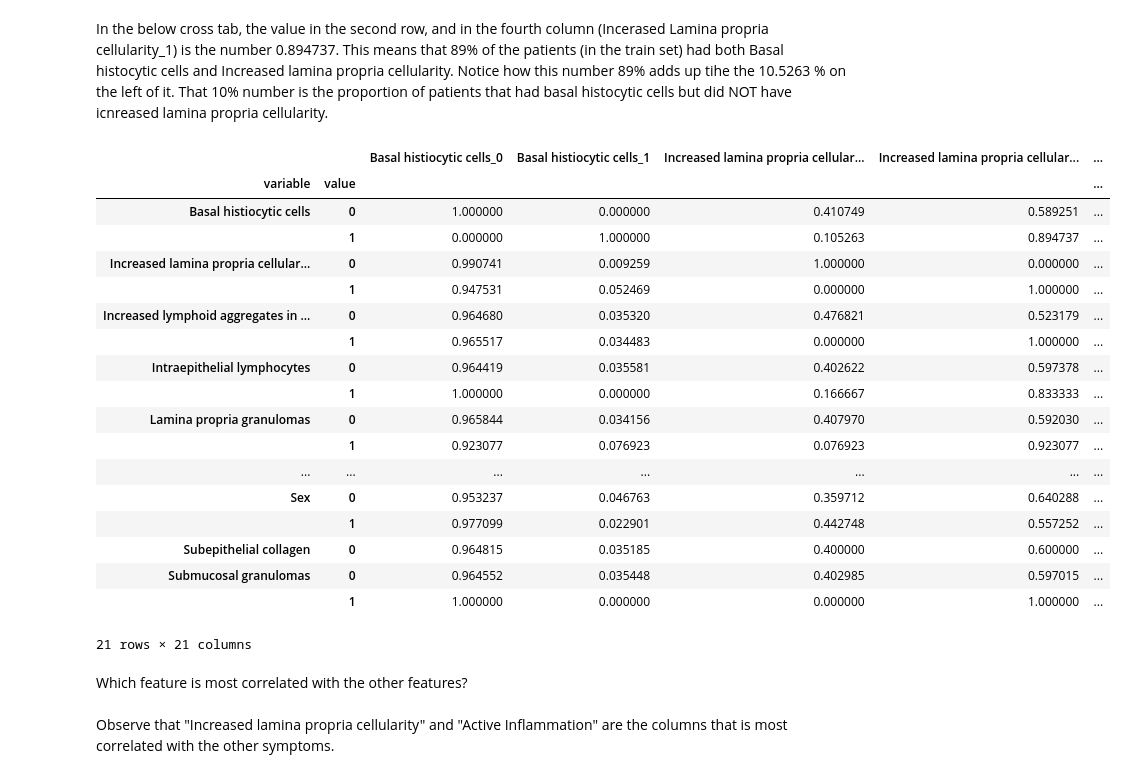
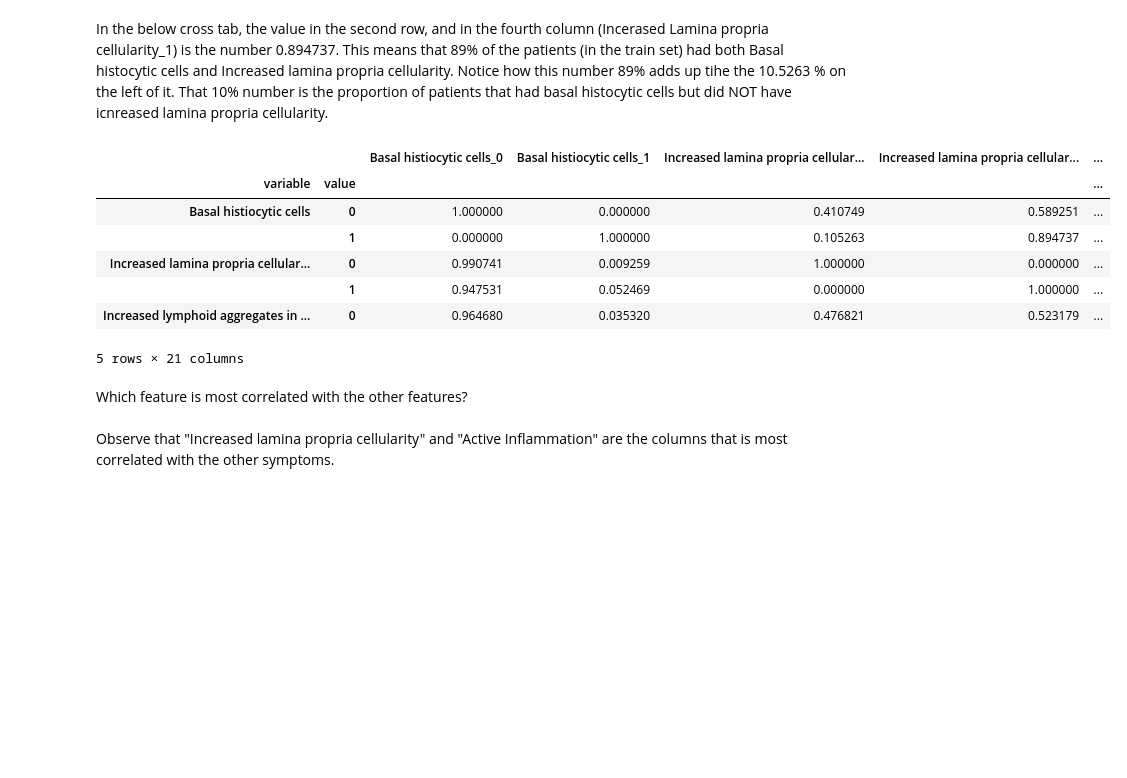
Before and after one commit to pretttyvo/Capstone_B, a Jupyter notebook: Jupyter notebook/CapStone B Final WB.ipynb, the cells around one changed output. Cells and saved outputs as stored; diff of their text form; code cells hidden in the pictures; blank space fills up the shorter version.

```diff
--- a/Jupyter notebook/CapStone B Final WB.ipynb
+++ b/Jupyter notebook/CapStone B Final WB.ipynb
@@ -85,0 +212,11 @@ cleaned_cases_og = cleaned_cases
+# %%
+cleaned_cases['Crypt architecture'].unique()
+
+crypt_dict = {0:"normal",
+              1:"mild",
+              2:"moderate",
+              3:"severe"}
+
+cleaned_cases['Severity of Crypt Arch'] = [crypt_dict[x] for x in cleaned_cases['Crypt architecture']]
+
+'Severity of Crypt Arch' + 'diagnoses'
@@ -85,0 +227,7 @@ cleaned_cases_og = cleaned_cases
+# %%
+def change_to_object(df, data_col):
+    df[data_col] = df[data_col].astype(object)
+
+run = [change_to_object(cleaned_cases, c) for c in cleaned_cases.columns[3:]]
+cleaned_cases['Crypt profiles'] = cleaned_cases['Crypt profiles'].astype('int')
+cleaned_cases.dtypes
@@ -95,3 +261,7 @@ print( cleaned_cases['Confirmed diagnosis'].unique())
 # %% [output]
 ['UC' 'Crohns' 'Normal' 'Uc' 'Normal ' 'Crohns ']
 ['UC' 'CROHNS' 'NORMAL']
+# %%
+cleaned_cases.columns
+cleaned_cases["Method of confirmation"] = [x if x != "Endosocpy" else "Endoscopy" for x in cleaned_cases["Method of confirmation"]]
+cleaned_cases["Method of confirmation"].unique()
@@ -107,3 +279,8 @@ array(['Normal',
        'Chronic idiopathic IBD - suggestive of ulcerative colitis',
        'Infective type colitis', 'Other colitis Lymphocytic colitis',
        'Other colitis Melanosis coli'], dtype=object)
+# %%
+cleaned_cases['Initial pathologists diagnosis'].unique()
+cleaned_cases['Initial pathologists diagnosis'] = [d if d != "IBD ?Crohn's" else "IBD ?Crohns" for d in cleaned_cases['Initial pathologists diagnosis']]
+cleaned_cases['Initial pathologists diagnosis'] = [d if d not in ["Non-specific inflammation,chronic", "Non-specific inflammaton, chronic"] else "Non-specific inflammation, chronic" for d in cleaned_cases['Initial pathologists diagnosis']]
+cleaned_cases['Initial pathologists diagnosis'].sort_values().unique()
@@ -403,27 +709,16 @@ ct = multicolumn_crosstab(X_train.astype(str),binary_vars)
 # %% [markdown]
 In the below cross tab, the value in the second row, and in the fourth column (Incerased Lamina propria cellularity_1) is the number 0.894737.  This means that 89% of the patients (in the train set) had both Basal histocytic cells and Increased lamina propria cellularity.  Notice how this number 89% adds up tihe the 10.5263 % on the left of it.  That 10% number is the proportion of patients that had basal histocytic cells but did NOT have icnreased lamina propria cellularity.
 # %%
-ct
+ct.head()
 # %% [output]
 |  |  | Basal histiocytic cells_0 | Basal histiocytic cells_1 | Increased lamina propria cellular... | Increased lamina propria cellular... | ... |
 | variable | value |  |  |  |  | ... |
 | Basal histiocytic cells | 0 | 1.000000 | 0.000000 | 0.410749 | 0.589251 | ... |
 |  | 1 | 0.000000 | 1.000000 | 0.105263 | 0.894737 | ... |
 | Increased lamina propria cellular... | 0 | 0.990741 | 0.009259 | 1.000000 | 0.000000 | ... |
 |  | 1 | 0.947531 | 0.052469 | 0.000000 | 1.000000 | ... |
 | Increased lymphoid aggregates in ... | 0 | 0.964680 | 0.035320 | 0.476821 | 0.523179 | ... |
-|  | 1 | 0.965517 | 0.034483 | 0.000000 | 1.000000 | ... |
-| Intraepithelial lymphocytes | 0 | 0.964419 | 0.035581 | 0.402622 | 0.597378 | ... |
-|  | 1 | 1.000000 | 0.000000 | 0.166667 | 0.833333 | ... |
-| Lamina propria granulomas | 0 | 0.965844 | 0.034156 | 0.407970 | 0.592030 | ... |
-|  | 1 | 0.923077 | 0.076923 | 0.076923 | 0.923077 | ... |
-| ... | ... | ... | ... | ... | ... | ... |
-| Sex | 0 | 0.953237 | 0.046763 | 0.359712 | 0.640288 | ... |
-|  | 1 | 0.977099 | 0.022901 | 0.442748 | 0.557252 | ... |
-| Subepithelial collagen | 0 | 0.964815 | 0.035185 | 0.400000 | 0.600000 | ... |
-| Submucosal granulomas | 0 | 0.964552 | 0.035448 | 0.402985 | 0.597015 | ... |
-|  | 1 | 1.000000 | 0.000000 | 0.000000 | 1.000000 | ... |
-21 rows × 21 columns
+5 rows × 21 columns
 # %% [markdown]
 Which feature is most correlated with the other features? <br><br>
 Observe that "Increased lamina propria cellularity" and "Active Inflammation" are the columns that is most correlated with the other symptoms.
```
Also changed, not shown: parts of 94 cells of this notebook.
